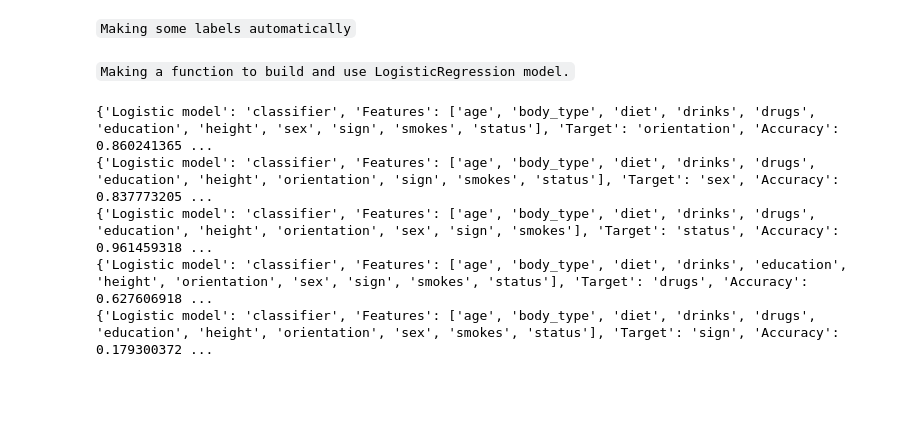
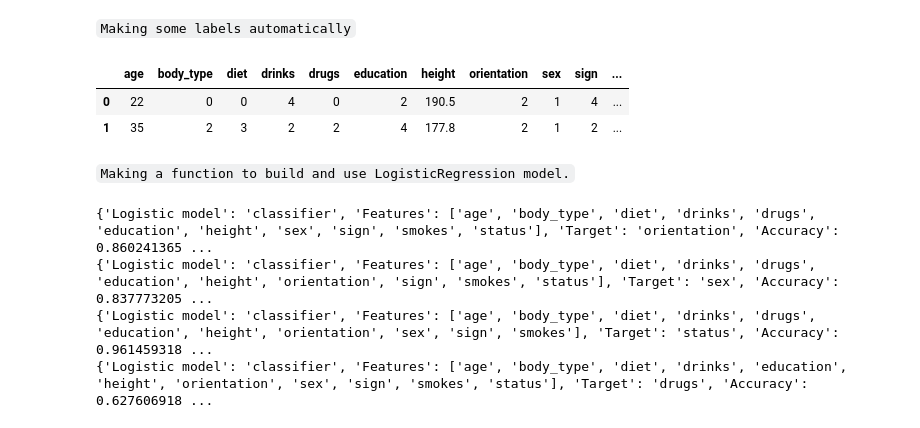
Before and after one commit to LiZoMark841619/OkCupid, a Jupyter notebook: OKCupid-Date-A-Scientist-Starter/date-a-scientist.ipynb, the cells around one changed output. Saved outputs shown, nothing was run; the diff lists cells and outputs as text; code cells hidden in the pictures; blank space fills up the shorter version.

```diff
--- a/OKCupid-Date-A-Scientist-Starter/date-a-scientist.ipynb
+++ b/OKCupid-Date-A-Scientist-Starter/date-a-scientist.ipynb
@@ -299,6 +310,12 @@ for uncoded in encodeable:
     df_model[uncoded] = encoder.fit_transform(df_model[uncoded])
 # %%
 df_model = df_model[cats_and_nums]
+# %%
+df_model.head(2)
+# %% [output]
+|  | age | body_type | diet | drinks | drugs | education | height | orientation | sex | sign | ... |
+| 0 | 22 | 0 | 0 | 4 | 0 | 2 | 190.5 | 2 | 1 | 4 | ... |
+| 1 | 35 | 2 | 3 | 2 | 2 | 4 | 177.8 | 2 | 1 | 2 | ... |
 # %% [markdown]
 `Making a function to build and use LogisticRegression model.`
 # %%
@@ -325,13 +342,12 @@ print(log_test1)
 print(log_test2)
 print(log_test3)
 print(log_test4)
-print(log_test5)
+#print(log_test5)
 # %% [output]
 {'Logistic model': 'classifier', 'Features': ['age', 'body_type', 'diet', 'drinks', 'drugs', 'education', 'height', 'sex', 'sign', 'smokes', 'status'], 'Target': 'orientation', 'Accuracy': 0.860241365 ...
 {'Logistic model': 'classifier', 'Features': ['age', 'body_type', 'diet', 'drinks', 'drugs', 'education', 'height', 'orientation', 'sign', 'smokes', 'status'], 'Target': 'sex', 'Accuracy': 0.837773205 ...
 {'Logistic model': 'classifier', 'Features': ['age', 'body_type', 'diet', 'drinks', 'drugs', 'education', 'height', 'orientation', 'sex', 'sign', 'smokes'], 'Target': 'status', 'Accuracy': 0.961459318 ...
 {'Logistic model': 'classifier', 'Features': ['age', 'body_type', 'diet', 'drinks', 'education', 'height', 'orientation', 'sex', 'sign', 'smokes', 'status'], 'Target': 'drugs', 'Accuracy': 0.627606918 ...
-{'Logistic model': 'classifier', 'Features': ['age', 'body_type', 'diet', 'drinks', 'drugs', 'education', 'height', 'orientation', 'sex', 'smokes', 'status'], 'Target': 'sign', 'Accuracy': 0.179300372 ...
 # %%
 encoder = LabelEncoder()
 df.sign = encoder.fit_transform(df.sign)
```
Also changed, not shown: parts of 19 cells of this notebook.
